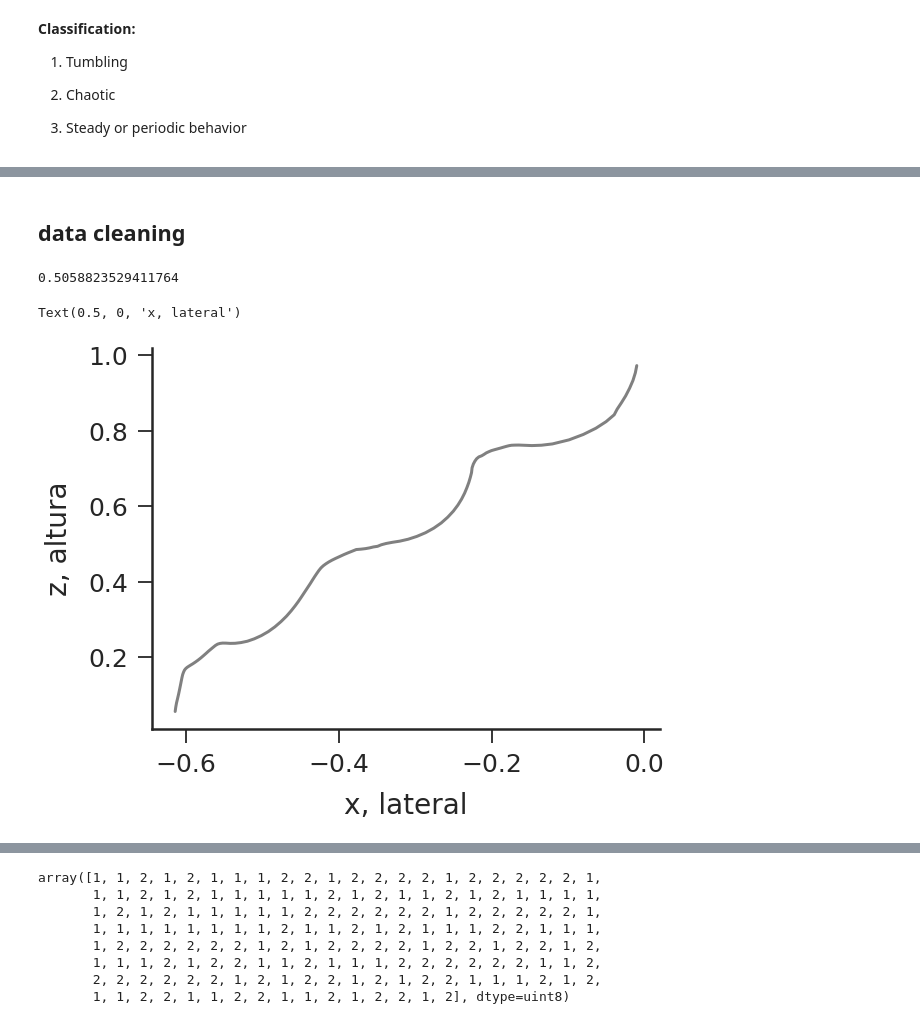
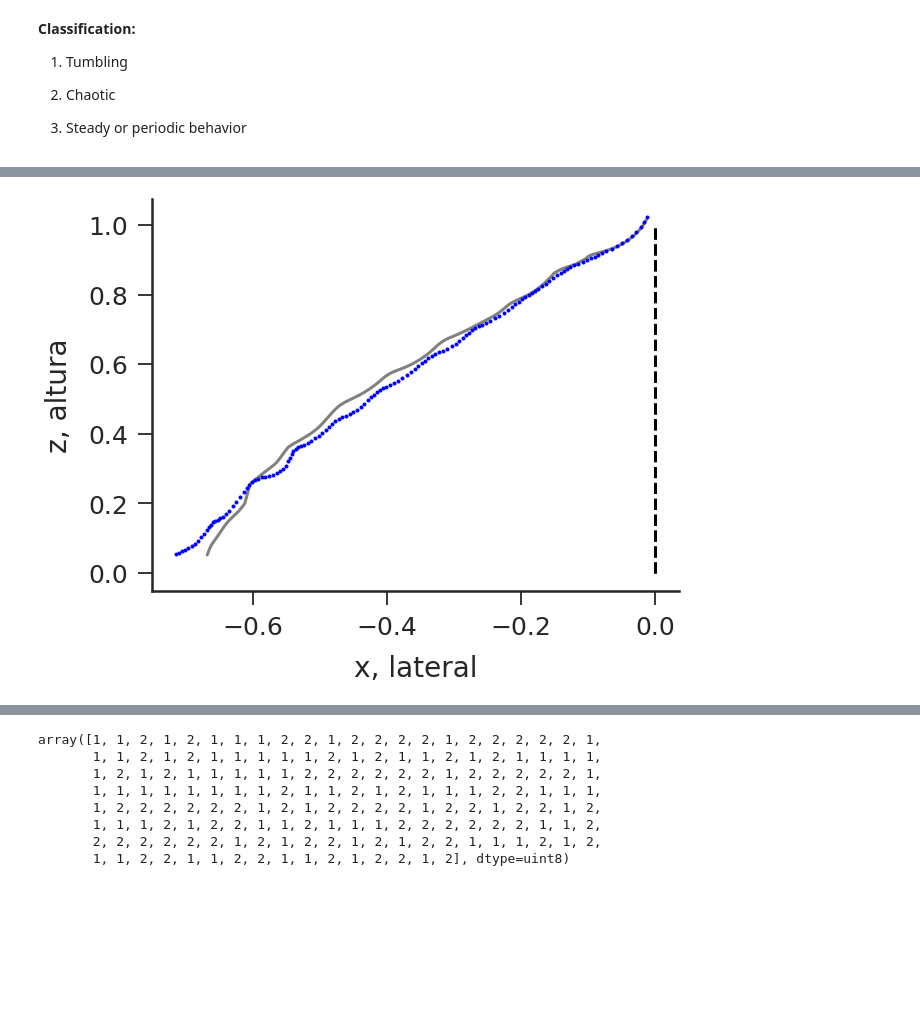
Before and after one commit to arthurpessa/falling-paper-ordpy, a Jupyter notebook: falling-paper-ordpy.ipynb, the cells around one changed output, grey strips where cells are left out. Drawn from its saved outputs; the diff is of its cells as text; code cells hidden in the pictures; blank space fills up the shorter version.

```diff
--- a/falling-paper-ordpy.ipynb
+++ b/falling-paper-ordpy.ipynb
@@ -92,6 +160,8 @@ mpl.rcParams.update(rcparams)
 2) Chaotic
 
 3) Steady or periodic behavior</p>
+# %%
+disk_human_class = scipy.io.loadmat('classification/humanClassificationCross.mat')['behaviourHuman'][0]
 # %%
 disk_human_class = scipy.io.loadmat('classification/humanClassificationCircle.mat')['behaviourHuman'][0]
 disk_feat_class  = scipy.io.loadmat('classification/dataCircleClassified.mat')
@@ -104,6 +168,6 @@ disk_feat_class  = scipy.io.loadmat('classification/dataCircleClassified.mat')
 # %%
 #Improving data structure. Extracting data from dataCircle.mat and loading it into data arrays
-disk_data = scipy.io.loadmat('classification/dataCircle.mat')
+disk_data = scipy.io.loadmat('classification/dataCross.mat')
 
 #initial condition of the experiments: 0 (dropping with arm holding the paper horizontally) or 1 (dropping vertically)
 disk_initcons = []
@@ -143,15 +321,15 @@ disk_trajectories = np.asarray(disk_trajectories)
 # %%
-for i in range(clean_disk_cam1.__len__()):
+for i in tqdm.tqdm(range(len(clean_disk_trajectories))):
+
     f, ax = plt.subplots()
-    if disk_human_class[i]==1:
-        ax.plot(normalize(clean_disk_cam1[i].flatten()), label='Tumbling', color='lawngreen')
-    if disk_human_class[i]==2:
-        ax.plot(normalize(clean_disk_cam1[i].flatten()), label='Chaotic', color='blue')
-    ax.set_ylabel("Relative area Cam1")
-    ax.legend(frameon=True)
+    x_, z_ = clean_disk_trajectories[i][::,0], clean_disk_trajectories[i][::,2]
+
+    ax.plot(x_, z_, '-', color='grey')
+    ax.set_ylabel('z, altura')
+    ax.set_xlabel('x, lateral')
+
+    ax.vlines(x=0, ymin=0, ymax=1, linestyle='--', zorder= 0)
 
     f.tight_layout()
-    f.savefig('figures/{}.svg'.format(i), bbox_inches='tight')
+    f.savefig('figures/{}cross.svg'.format(i), bbox_inches='tight')
     plt.close()
-# %% [markdown]
-## data cleaning
@@ -229,16 +336,21 @@ for i in range(len(disk_trajectories)):
-# %%
-sum(disk_human_class[disk_human_class!=3]==2)/170
-# %% [output]
-0.5058823529411764
 # %%
+# for i in tqdm.tqdm(range(len(clean_disk_trajectories))):
+
 f, ax = plt.subplots()
+for i in [21,6]:
+    if i==21:
+        x_, z_ = clean_disk_trajectories[i][::,0], clean_disk_trajectories[i][::,2]
+        ax.plot(x_, z_, '-', color='grey')
+    else:
+        x_, z_ = clean_disk_trajectories[i][::,0], clean_disk_trajectories[i][::,2]
+        ax.plot(x_, z_, '.', color='blue')
 
-i      = 9
-x_, z_ = clean_disk_trajectories[i][::,0], clean_disk_trajectories[i][::,2]
+    ax.vlines(x=0, ymin=0, ymax=1, linestyle='--', zorder= 0)
+    ax.set_ylabel('z, altura')
+    ax.set_xlabel('x, lateral')
 
-ax.plot(x_, z_, '-', color='grey')
-ax.set_ylabel('z, altura')
-ax.set_xlabel('x, lateral')
+    f.tight_layout()
+# f.savefig('figures/{}.svg'.format(i), bbox_inches='tight')
+# plt.close()
 # %% [output]
-Text(0.5, 0, 'x, lateral')
-[figure, old version]
+[figure, new version]
```
Also changed, not shown: parts of 25 cells of this notebook.
